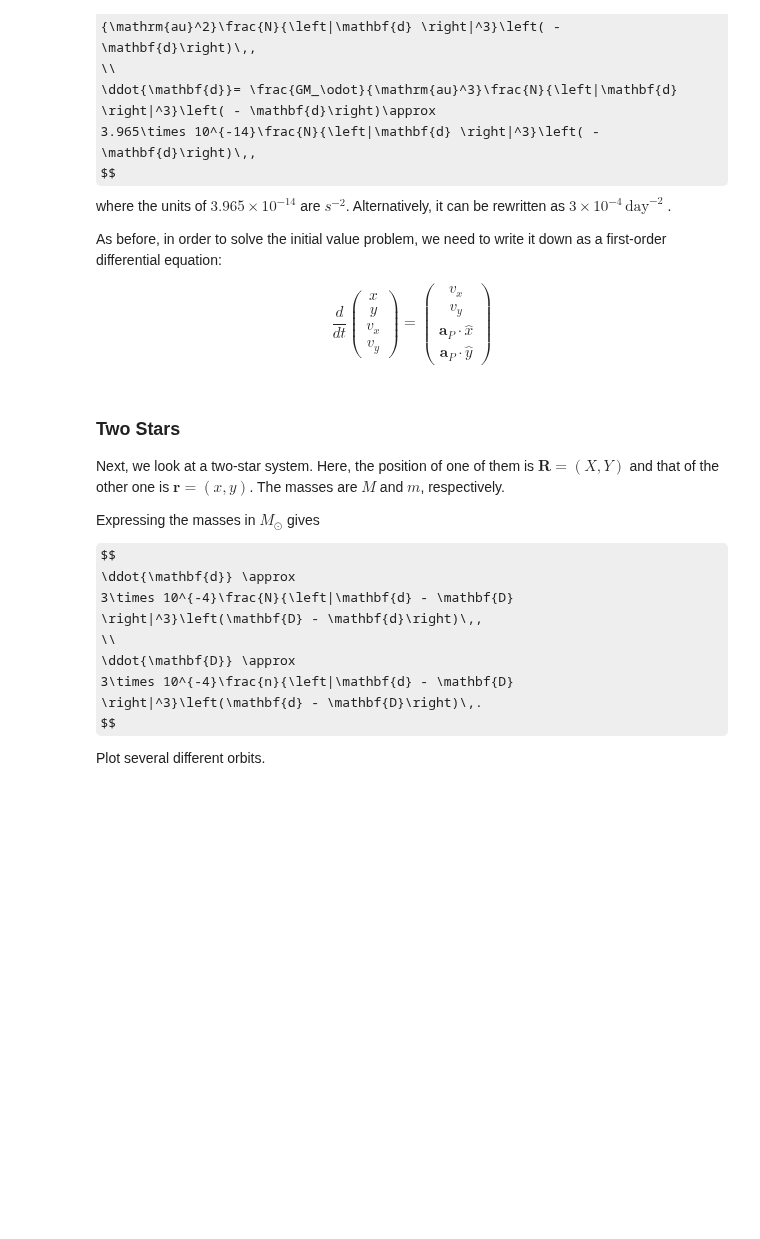
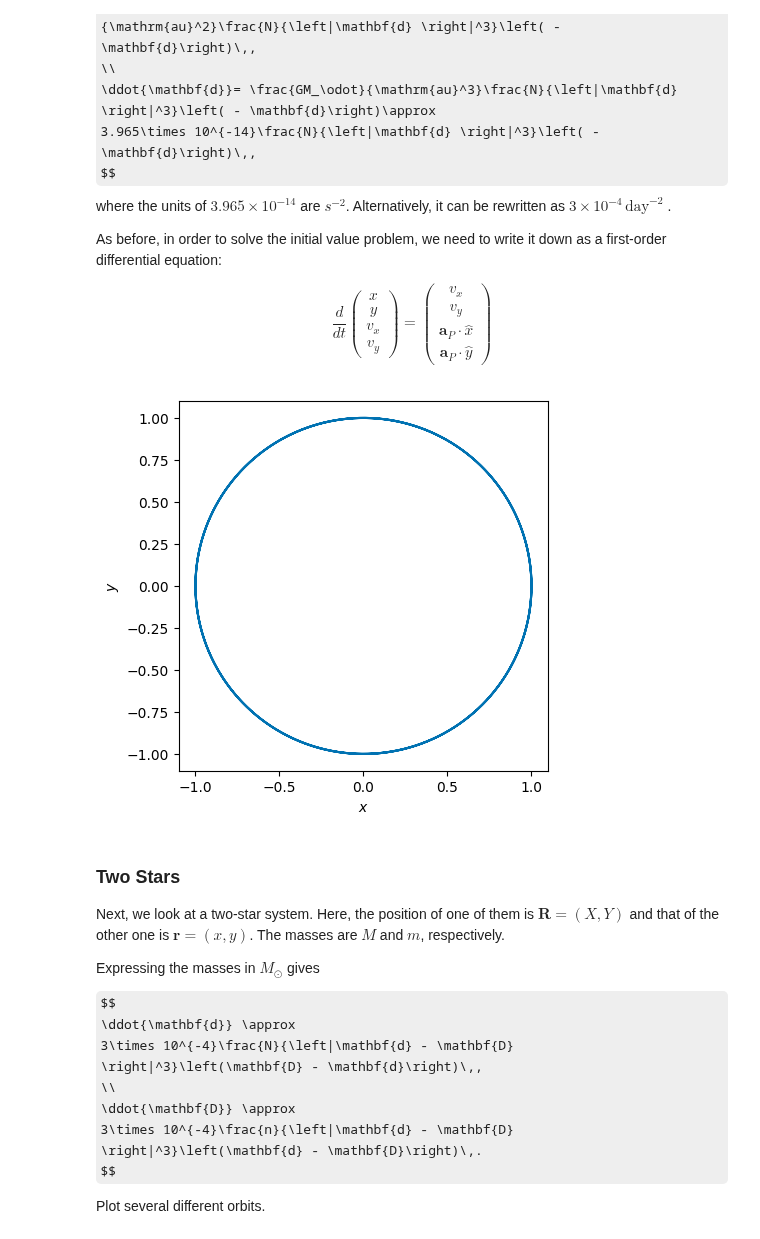
Before and after one commit to vibilanj/cmps, a Jupyter notebook: workshop/W4_Orbits_S.ipynb, the cells around one changed output. Cells and saved outputs as stored; diff of their text form; code cells hidden in the pictures; some formulas as TeX source; blank space fills up the shorter version.

```diff
--- a/workshop/W4_Orbits_S.ipynb
+++ b/workshop/W4_Orbits_S.ipynb
@@ -84,6 +84,36 @@ v_y
 \mathbf{a}_P\cdot \hat{y}
 \end{pmatrix}
 $$
+# %%
+M_s = 1
+d = -2.96 * 10 ** (-4)
+def derivative(t, state):
+    x, y, v_x, v_y = state
+    R = np.sqrt(x ** 2 + y ** 2)
+    a_x = d * x * M_s / (R ** 3)
+    a_y = d * y * M_s / (R ** 3)
+    return np.array([v_x, v_y, a_x, a_y])
+
+radius = 1
+speed = 2 * np.pi / 365.25
+
+init = np.array([radius, 0 ,0 , speed])
+
+t_min = 0
+t_max = 3 * 365.25
+epsilon = 0.1
+
+solution = integrate.solve_ivp(derivative, [t_min, t_max], init, max_step = epsilon)
+
+x = solution.y[0]
+y = solution.y[1]
+
+fig, ax = plt.subplots(1, 1)
+ax.plot(x, y, color = CF_blue)
+ax.set(xlabel = "$x$", ylabel = "$y$")
+plt.gca().set_aspect("equal")
+# %% [output]
+[figure, added]
 # %% [markdown]
 ### Two Stars
 
```
Also changed, not shown: parts of 1 cell of this notebook.
